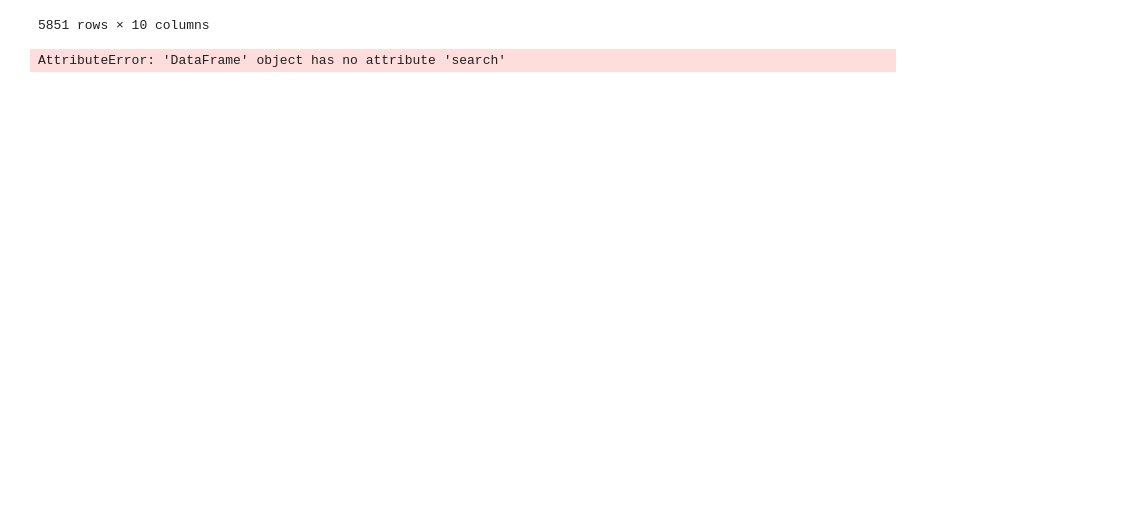
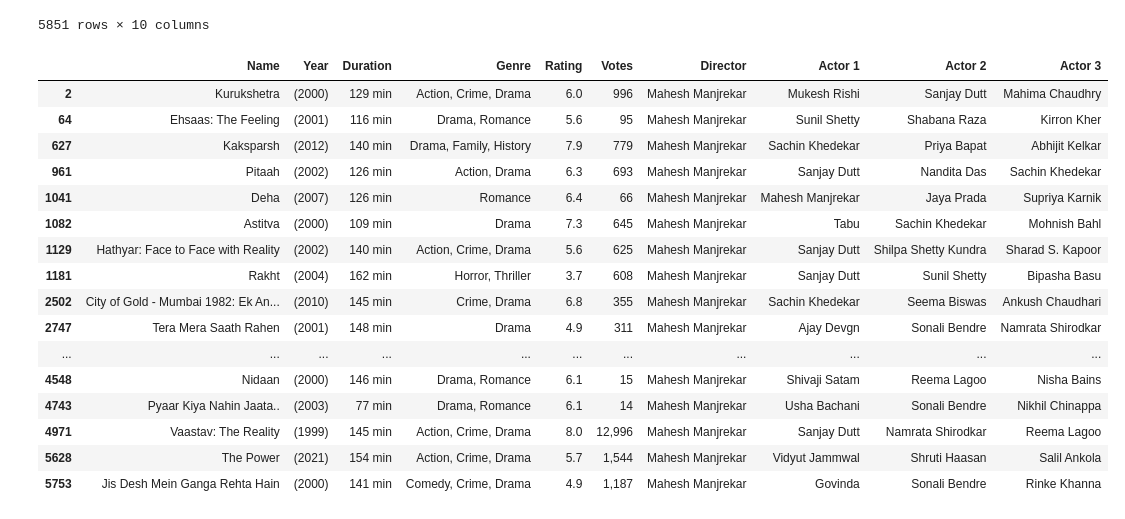
Before and after one commit to manaskocharekar/jupyter-notebooks, a Jupyter notebook: IMDb Movies India.ipynb, the cells around one changed output. Saved outputs shown, nothing was run; the diff lists cells and outputs as text; code cells hidden in the pictures; blank space fills up the shorter version.

```diff
--- a/IMDb Movies India.ipynb
+++ b/IMDb Movies India.ipynb
@@ -94,6 +94,23 @@ new_sort
 | 5850 | 15 Park Avenue | (2005) | 116 min | Drama | 7.1 | 1,002 | Aparna Sen | Shabana Azmi | Konkona Sen Sharma | Rahul Bose |
 5851 rows × 10 columns
 # %%
-new_sort.search("Director" == "Ram Gopal Varma")
+rgv = new_sort.loc[new_sort['Director'] == "Mahesh Manjrekar"]
+rgv
 # %% [output]
-AttributeError: 'DataFrame' object has no attribute 'search'
+|  | Name | Year | Duration | Genre | Rating | Votes | Director | Actor 1 | Actor 2 | Actor 3 |
+| 2 | Kurukshetra | (2000) | 129 min | Action, Crime, Drama | 6.0 | 996 | Mahesh Manjrekar | Mukesh Rishi | Sanjay Dutt | Mahima Chaudhry |
+| 64 | Ehsaas: The Feeling | (2001) | 116 min | Drama, Romance | 5.6 | 95 | Mahesh Manjrekar | Sunil Shetty | Shabana Raza | Kirron Kher |
+| 627 | Kaksparsh | (2012) | 140 min | Drama, Family, History | 7.9 | 779 | Mahesh Manjrekar | Sachin Khedekar | Priya Bapat | Abhijit Kelkar |
+| 961 | Pitaah | (2002) | 126 min | Action, Drama | 6.3 | 693 | Mahesh Manjrekar | Sanjay Dutt | Nandita Das | Sachin Khedekar |
+| 1041 | Deha | (2007) | 126 min | Romance | 6.4 | 66 | Mahesh Manjrekar | Mahesh Manjrekar | Jaya Prada | Supriya Karnik |
+| 1082 | Astitva | (2000) | 109 min | Drama | 7.3 | 645 | Mahesh Manjrekar | Tabu | Sachin Khedekar | Mohnish Bahl |
+| 1129 | Hathyar: Face to Face with Reality | (2002) | 140 min | Action, Crime, Drama | 5.6 | 625 | Mahesh Manjrekar | Sanjay Dutt | Shilpa Shetty Kundra | Sharad S. Kapoor |
+| 1181 | Rakht | (2004) | 162 min | Horror, Thriller | 3.7 | 608 | Mahesh Manjrekar | Sanjay Dutt | Sunil Shetty | Bipasha Basu |
+| 2502 | City of Gold - Mumbai 1982: Ek An... | (2010) | 145 min | Crime, Drama | 6.8 | 355 | Mahesh Manjrekar | Sachin Khedekar | Seema Biswas | Ankush Chaudhari |
+| 2747 | Tera Mera Saath Rahen | (2001) | 148 min | Drama | 4.9 | 311 | Mahesh Manjrekar | Ajay Devgn | Sonali Bendre | Namrata Shirodkar |
+| ... | ... | ... | ... | ... | ... | ... | ... | ... | ... | ... |
+| 4548 | Nidaan | (2000) | 146 min | Drama, Romance | 6.1 | 15 | Mahesh Manjrekar | Shivaji Satam | Reema Lagoo | Nisha Bains |
+| 4743 | Pyaar Kiya Nahin Jaata.. | (2003) | 77 min | Drama, Romance | 6.1 | 14 | Mahesh Manjrekar | Usha Bachani | Sonali Bendre | Nikhil Chinappa |
+| 4971 | Vaastav: The Reality | (1999) | 145 min | Action, Crime, Drama | 8.0 | 12,996 | Mahesh Manjrekar | Sanjay Dutt | Namrata Shirodkar | Reema Lagoo |
+| 5628 | The Power | (2021) | 154 min | Action, Crime, Drama | 5.7 | 1,544 | Mahesh Manjrekar | Vidyut Jammwal | Shruti Haasan | Salil Ankola |
+| 5753 | Jis Desh Mein Ganga Rehta Hain | (2000) | 141 min | Comedy, Crime, Drama | 4.9 | 1,187 | Mahesh Manjrekar | Govinda | Sonali Bendre | Rinke Khanna |
```
